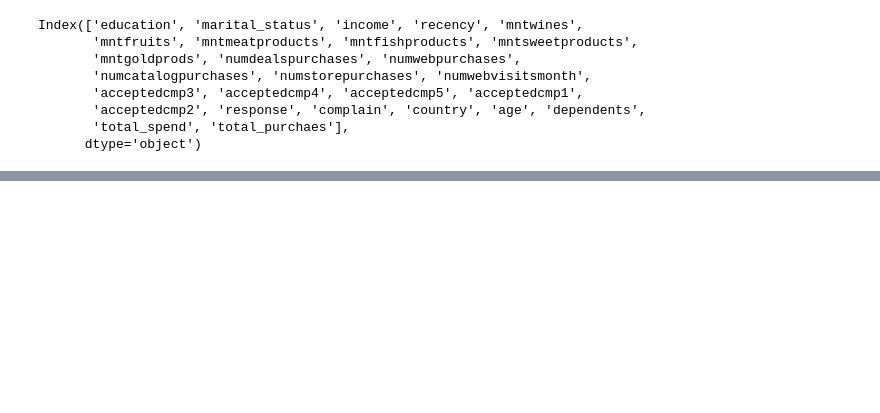
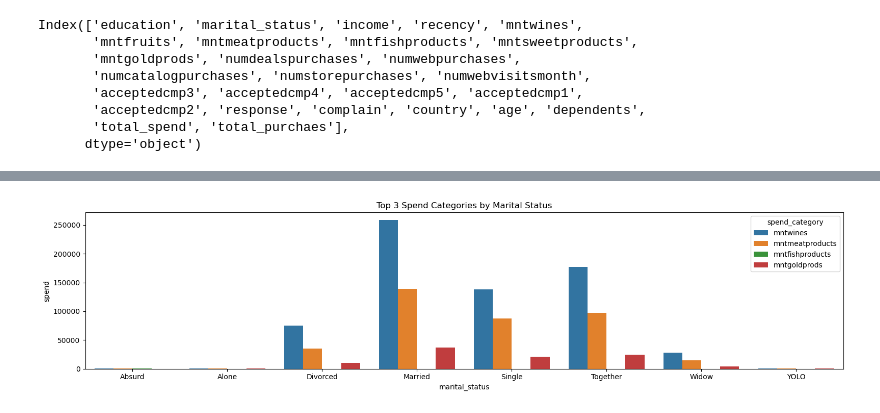
Before and after one commit to ravitejalearnings/DS_ML-Projects, a Jupyter notebook: Marketing Campaign/Marketing_campaign_Analysis.ipynb, the cells around one changed output, grey strips where cells are left out. Saved outputs shown, nothing was run; the diff lists cells and outputs as text; code cells hidden in the pictures; blank space fills up the shorter version.

```diff
--- a/Marketing Campaign/Marketing_campaign_Analysis.ipynb
+++ b/Marketing Campaign/Marketing_campaign_Analysis.ipynb
@@ -787,0 +832,5 @@ Index(['education', 'marital_status', 'income', 'recency', 'mntwines',
+# %%
+spend_by_cols = ['mntwines','mntfruits','mntmeatproducts','mntfishproducts','mntsweetproducts','mntgoldprods']
+
+spend_by_ms = df4.groupby('marital_status')[spend_by_cols].sum().reset_index()
+spend_by_ms
@@ -787,0 +847,11 @@ Index(['education', 'marital_status', 'income', 'recency', 'mntwines',
+# %%
+spend_by_ms_long = spend_by_ms.melt(id_vars='marital_status', var_name='spend_category', value_name='spend')
+top3_by_marital_status = spend_by_ms_long.groupby('marital_status').apply(lambda x: x.nlargest(3, 'spend')).reset_index(drop = True)
+
+plt.figure(figsize=(16,4))
+sns.barplot(data = top3_by_marital_status, x = 'marital_status', y = 'spend', hue = 'spend_category')
+plt.title('Top 3 Spend Categories by Marital Status')
+plt.tight_layout()
+plt.show()
+# %% [output]
+[figure, added]
```
Also changed, not shown: parts of 26 cells of this notebook.
